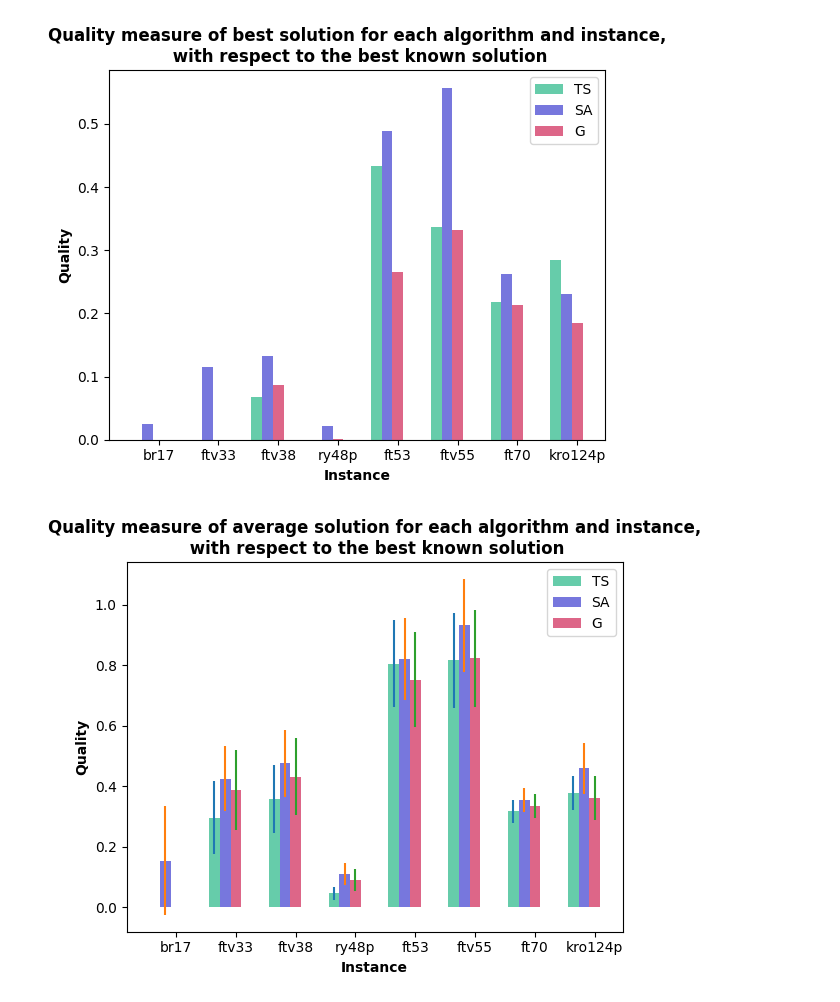
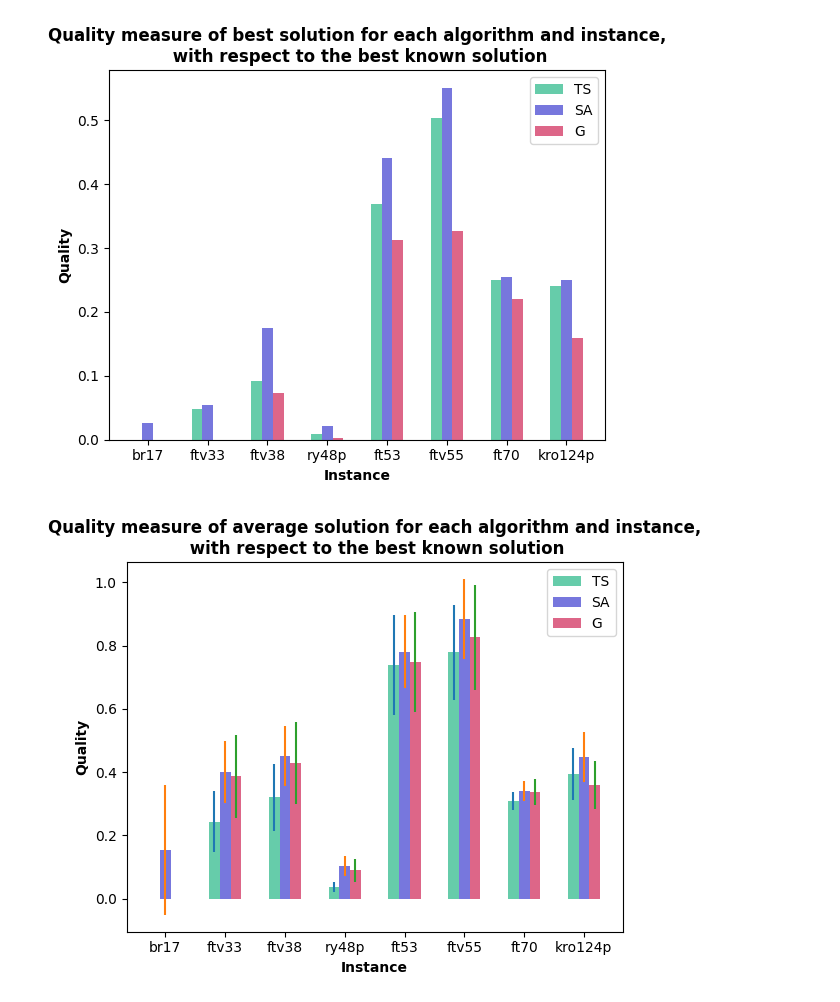
Before and after one commit to WojciechMajewski/BiologicallyInspired, a Jupyter notebook: plot_generation/main_plots_TSSA.ipynb, the cells around one changed output. Saved outputs shown, nothing was run; the diff lists cells and outputs as text; code cells hidden in the pictures.

```diff
--- a/plot_generation/main_plots_TSSA.ipynb
+++ b/plot_generation/main_plots_TSSA.ipynb
@@ -4,7 +4,7 @@ import numpy as np
 import pandas as pd
 keys_ordered = ["ATSP/br17.atsp", "ATSP/ftv33.atsp", "ATSP/ftv38.atsp", "ATSP/ry48p.atsp", "ATSP/ft53.atsp", "ATSP/ftv55.atsp", "ATSP/ft70.atsp", "ATSP/kro124p.atsp"]
 
-f = open("../TSandSA_indepth_3.txt", "r")
+f = open("../TSandSA_indepth_4.txt", "r")
 text = f.read()
 
 optimas = {}
@@ -166,44 +166,44 @@ for index, key in enumerate(list(dataset.keys())):
 plt.title("Quality measure of best solution for each algorithm and instance,\n with respect to the best known solution", fontweight='bold')
 plt.xlabel('Instance', fontweight='bold')
 plt.ylabel('Quality', fontweight='bold')
-plt.xticks([r + 2*barWidth for r in range(len(dataset["G"]))], ticks)
+plt.xticks([r + barWidth for r in range(len(dataset["G"]))], ticks)
 
 plt.legend()
 plt.savefig('quality_bestTSSA.pdf')
 plt.show()
 # %% [output]
-[figure, old version]
+[figure, new version]
 # %%
 dataset = {}
 error = {}
 for algorithm in list(cases[list(cases.keys())[0]].keys()):
     dataset[algorithm] = [cases[case][algorithm]["Qavg"] for case in cases.keys()]
     error[algorithm] = [cases[case][algorithm]["Qavg_sd"] for case in cases.keys()]
 
 
 ticks = [i[5:-5] for i in list(cases.keys())] ### instances
 
 barWidth = 0.18
 
 r_list = []
 r_list.append(np.arange(len(dataset["G"])))
 for i in range(len(dataset.keys()) - 1):
     r_list.append([x + barWidth for x in r_list[-1]])
 
 colors = ["#66ccaa", "#7777dd", "#dd6688", "#ddaa55", "#aa55dd"]
 
 for index, key in enumerate(list(dataset.keys())):
     plt.bar(r_list[index], dataset[key], color = colors[index], width=barWidth, label=key)
 
     plt.errorbar(r_list[index], dataset[key], error[key], linestyle='None')
 
 plt.title("Quality measure of average solution for each algorithm and instance,\n with respect to the best known solution", fontweight='bold')
 plt.xlabel('Instance', fontweight='bold')
 plt.ylabel('Quality', fontweight='bold')
-plt.xticks([r + 2*barWidth for r in range(len(dataset["G"]))], ticks)
+plt.xticks([r + barWidth for r in range(len(dataset["G"]))], ticks)
 
 plt.legend()
 plt.savefig('quality_avgTSSA.pdf')
 plt.show()
 # %% [output]
-[figure, old version]
+[figure, new version]
```
Also changed, not shown: parts of 4 cells of this notebook, 28 other files.
